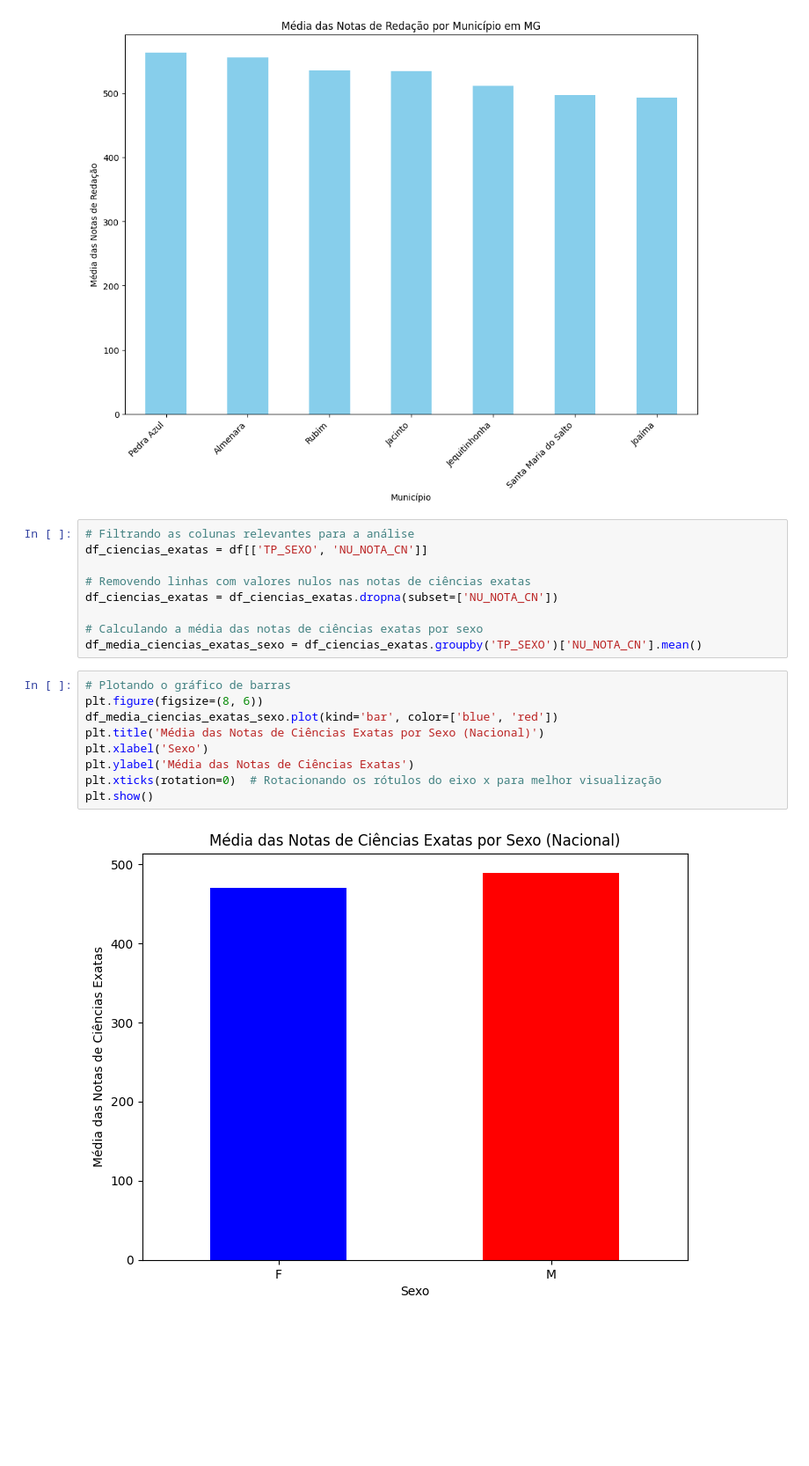
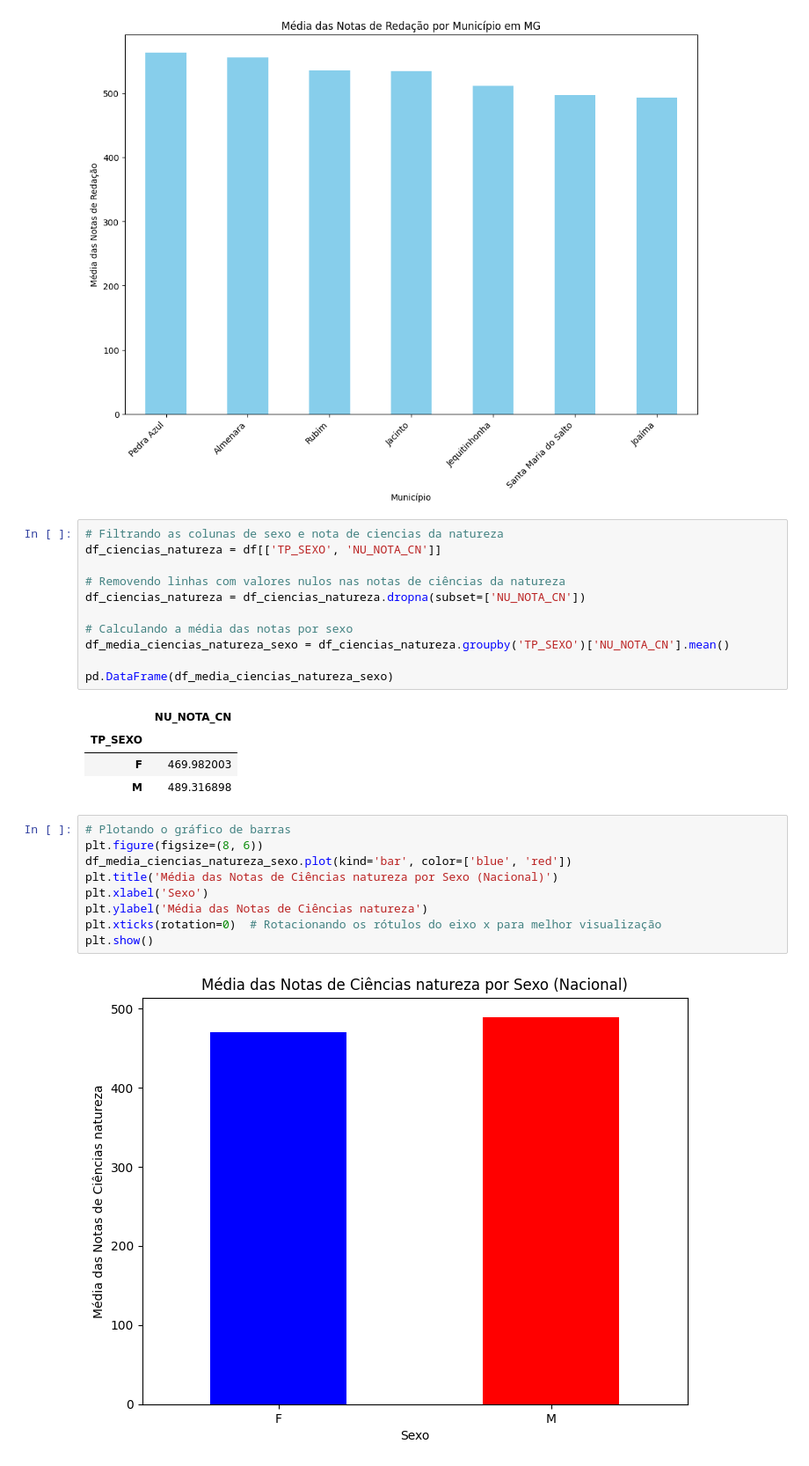
Before and after one commit to caiofrz/sistemas_inteligentes, a Jupyter notebook: Atividade_Análise_de_Dados_ENEM_2019.ipynb, the cells around one changed output. Shown: that part at 88% size. Drawn from its saved outputs; the diff is of its cells as text; blank space fills up the shorter version.

```diff
--- a/Atividade_Análise_de_Dados_ENEM_2019.ipynb
+++ b/Atividade_Análise_de_Dados_ENEM_2019.ipynb
@@ -118,22 +138,29 @@ plt.show()
 # %% [output]
 [figure]
 # %%
-# Filtrando as colunas relevantes para a análise
-df_ciencias_exatas = df[['TP_SEXO', 'NU_NOTA_CN']]
+# Filtrando as colunas de sexo e nota de ciencias da natureza
+df_ciencias_natureza = df[['TP_SEXO', 'NU_NOTA_CN']]
 
-# Removendo linhas com valores nulos nas notas de ciências exatas
-df_ciencias_exatas = df_ciencias_exatas.dropna(subset=['NU_NOTA_CN'])
+# Removendo linhas com valores nulos nas notas de ciências da natureza
+df_ciencias_natureza = df_ciencias_natureza.dropna(subset=['NU_NOTA_CN'])
 
-# Calculando a média das notas de ciências exatas por sexo
-df_media_ciencias_exatas_sexo = df_ciencias_exatas.groupby('TP_SEXO')['NU_NOTA_CN'].mean()
+# Calculando a média das notas por sexo
+df_media_ciencias_natureza_sexo = df_ciencias_natureza.groupby('TP_SEXO')['NU_NOTA_CN'].mean()
+
+pd.DataFrame(df_media_ciencias_natureza_sexo)
+# %% [output]
+|  | NU_NOTA_CN |
+| TP_SEXO |  |
+| F | 469.982003 |
+| M | 489.316898 |
 # %%
 # Plotando o gráfico de barras
 plt.figure(figsize=(8, 6))
-df_media_ciencias_exatas_sexo.plot(kind='bar', color=['blue', 'red'])
-plt.title('Média das Notas de Ciências Exatas por Sexo (Nacional)')
+df_media_ciencias_natureza_sexo.plot(kind='bar', color=['blue', 'red'])
+plt.title('Média das Notas de Ciências natureza por Sexo (Nacional)')
 plt.xlabel('Sexo')
-plt.ylabel('Média das Notas de Ciências Exatas')
+plt.ylabel('Média das Notas de Ciências natureza')
 plt.xticks(rotation=0)  # Rotacionando os rótulos do eixo x para melhor visualização
 plt.show()
 # %% [output]
-[figure, old version]
+[figure, new version]
```
Also changed, not shown: parts of 7 cells of this notebook.
